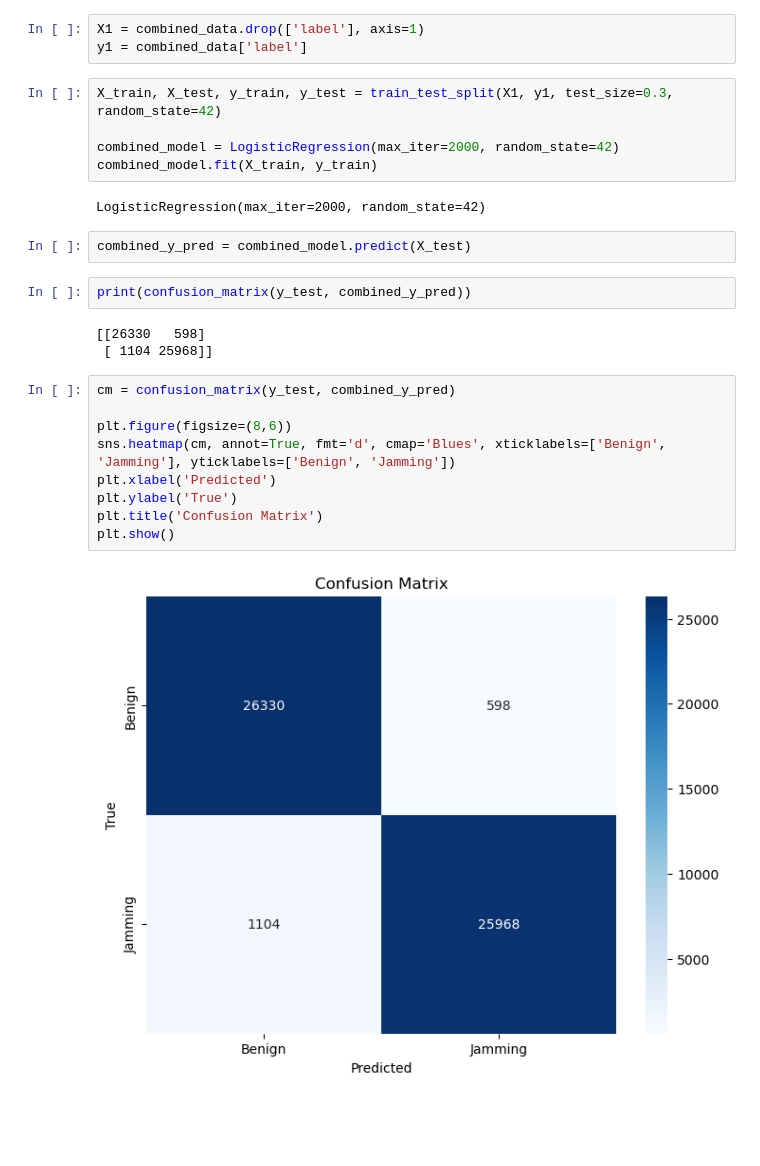
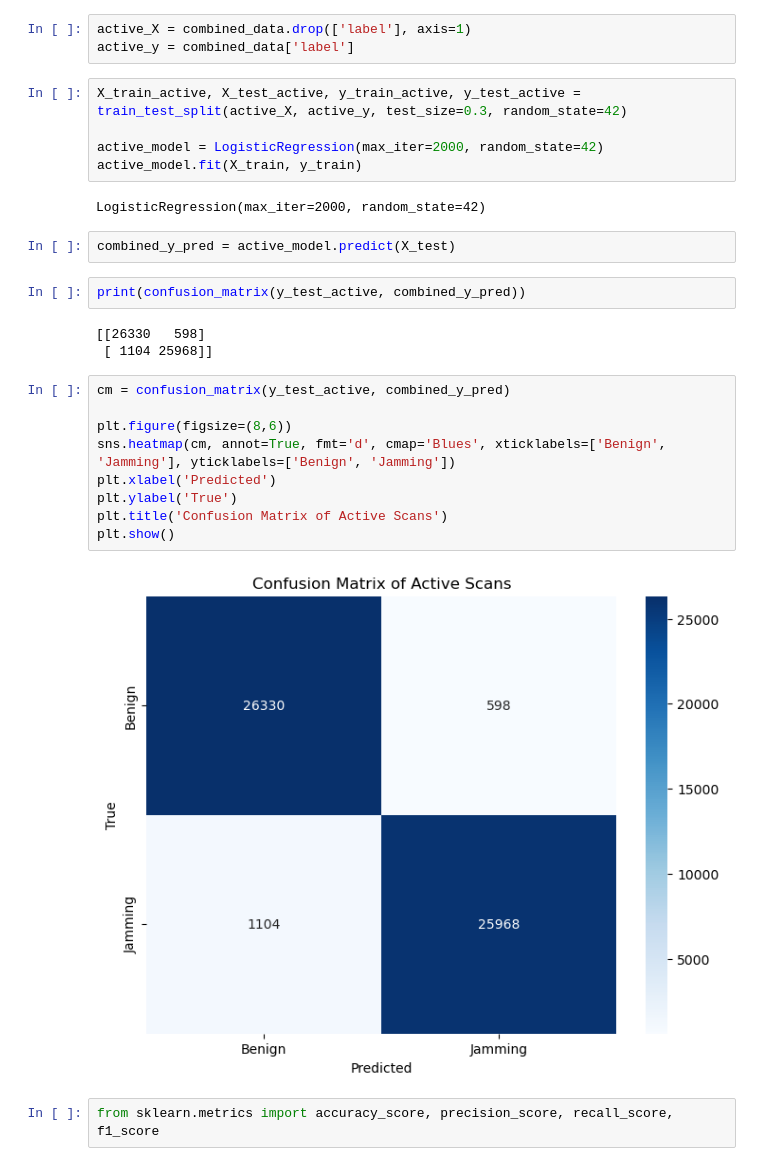
Before and after one commit to ghodgin/RF-Jamming, a Jupyter notebook: eda1.ipynb, the cells around one changed output. Saved outputs shown, nothing was run; the diff lists cells and outputs as text; blank space fills up the shorter version.

```diff
--- a/eda1.ipynb
+++ b/eda1.ipynb
@@ -336,30 +335,32 @@ combined_data.sample(20)
 | 89186 | 5805 | -102 | 56 | 80 | 380 | 7 | 8 | 57 | 0 |
 | 106191 | 5805 | -102 | 34 | 39 | 422 | 52 | 15 | 59 | 1 |
 # %%
-X1 = combined_data.drop(['label'], axis=1)
-y1 = combined_data['label']
+active_X = combined_data.drop(['label'], axis=1)
+active_y = combined_data['label']
 # %%
-X_train, X_test, y_train, y_test = train_test_split(X1, y1, test_size=0.3, random_state=42)
+X_train_active, X_test_active, y_train_active, y_test_active = train_test_split(active_X, active_y, test_size=0.3, random_state=42)
 
-combined_model = LogisticRegression(max_iter=2000, random_state=42)
-combined_model.fit(X_train, y_train)
+active_model = LogisticRegression(max_iter=2000, random_state=42)
+active_model.fit(X_train, y_train)
 # %% [output]
 LogisticRegression(max_iter=2000, random_state=42)
 # %%
-combined_y_pred = combined_model.predict(X_test)
+combined_y_pred = active_model.predict(X_test)
 # %%
-print(confusion_matrix(y_test, combined_y_pred))
+print(confusion_matrix(y_test_active, combined_y_pred))
 # %% [output]
 [[26330   598]
  [ 1104 25968]]
 # %%
-cm = confusion_matrix(y_test, combined_y_pred)
+cm = confusion_matrix(y_test_active, combined_y_pred)
 
 plt.figure(figsize=(8,6))
 sns.heatmap(cm, annot=True, fmt='d', cmap='Blues', xticklabels=['Benign', 'Jamming'], yticklabels=['Benign', 'Jamming'])
 plt.xlabel('Predicted')
 plt.ylabel('True')
-plt.title('Confusion Matrix')
+plt.title('Confusion Matrix of Active Scans')
 plt.show()
 # %% [output]
-[figure, old version]
+[figure, new version]
+# %%
+from sklearn.metrics import accuracy_score, precision_score, recall_score, f1_score
```
Also changed, not shown: parts of 4 cells of this notebook, 2 other files.
